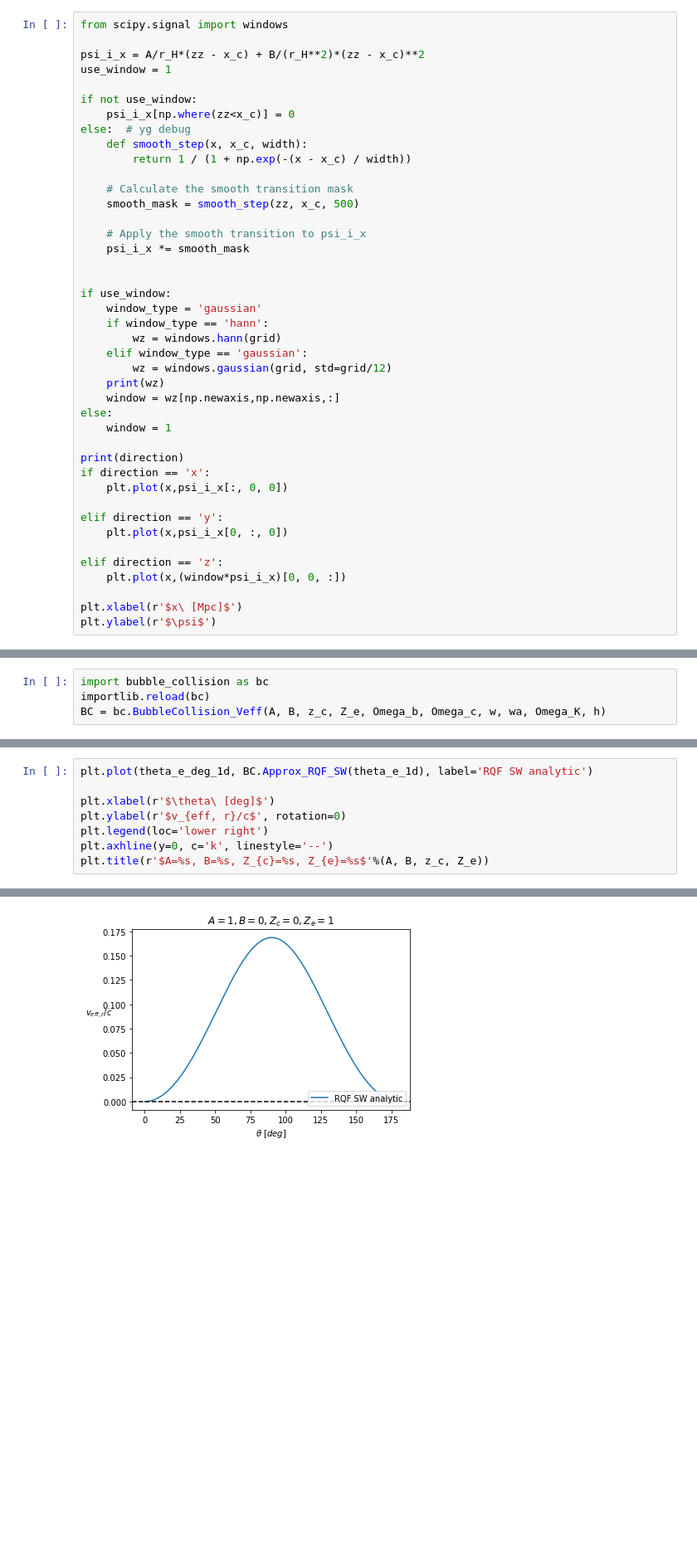
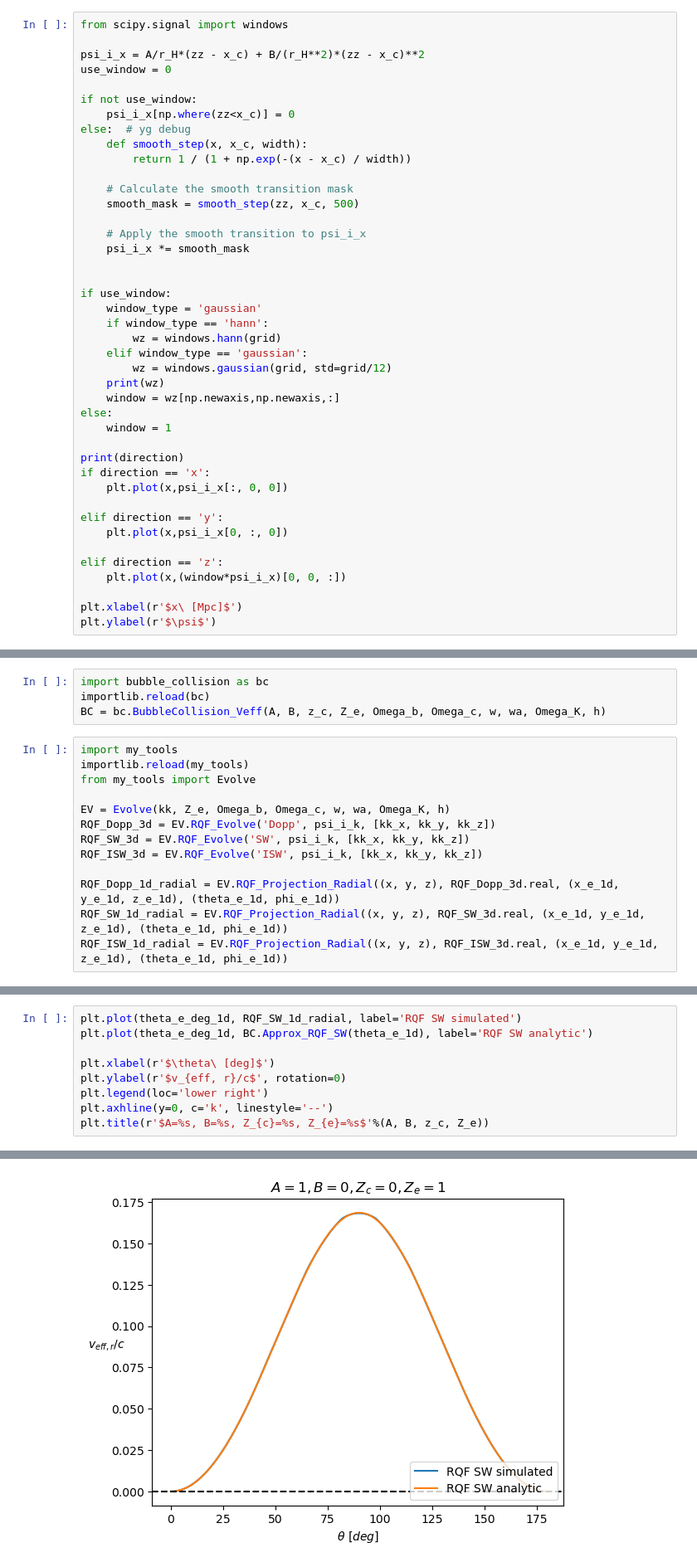
Before and after one commit to catketchup/ReCCO, a Jupyter notebook: code/sim_bubble_collision.ipynb, the cells around one changed output, grey strips where cells are left out. Shown at 83% size. Drawn from its saved outputs; the diff is of its cells as text; blank space fills up the shorter version.

```diff
--- a/code/sim_bubble_collision.ipynb
+++ b/code/sim_bubble_collision.ipynb
@@ -113,7 +113,7 @@ r_H = 4411.764705882353 Mpc
 from scipy.signal import windows
 
 psi_i_x = A/r_H*(zz - x_c) + B/(r_H**2)*(zz - x_c)**2
-use_window = 1
+use_window = 0
 
 if not use_window:
     psi_i_x[np.where(zz<x_c)] = 0
@@ -517,3 +522,16 @@ Text(0.5, 1.0, '$A=1, B=0, Z_{c}=0, Z_{e}=1$')
 import bubble_collision as bc
 importlib.reload(bc)
 BC = bc.BubbleCollision_Veff(A, B, z_c, Z_e, Omega_b, Omega_c, w, wa, Omega_K, h)
+# %%
+import my_tools
+importlib.reload(my_tools)
+from my_tools import Evolve
+
+EV = Evolve(kk, Z_e, Omega_b, Omega_c, w, wa, Omega_K, h)
+RQF_Dopp_3d = EV.RQF_Evolve('Dopp', psi_i_k, [kk_x, kk_y, kk_z])
+RQF_SW_3d = EV.RQF_Evolve('SW', psi_i_k, [kk_x, kk_y, kk_z])
+RQF_ISW_3d = EV.RQF_Evolve('ISW', psi_i_k, [kk_x, kk_y, kk_z])
+
+RQF_Dopp_1d_radial = EV.RQF_Projection_Radial((x, y, z), RQF_Dopp_3d.real, (x_e_1d, y_e_1d, z_e_1d), (theta_e_1d, phi_e_1d))
+RQF_SW_1d_radial = EV.RQF_Projection_Radial((x, y, z), RQF_SW_3d.real, (x_e_1d, y_e_1d, z_e_1d), (theta_e_1d, phi_e_1d))
+RQF_ISW_1d_radial = EV.RQF_Projection_Radial((x, y, z), RQF_ISW_3d.real, (x_e_1d, y_e_1d, z_e_1d), (theta_e_1d, phi_e_1d))
@@ -520,12 +540,13 @@ BC = bc.BubbleCollision_Veff(A, B, z_c, Z_e, Omega_b, Omega_c, w, wa, Omega_K, h
 # %%
+plt.plot(theta_e_deg_1d, RQF_SW_1d_radial, label='RQF SW simulated')
 plt.plot(theta_e_deg_1d, BC.Approx_RQF_SW(theta_e_1d), label='RQF SW analytic')
 
 plt.xlabel(r'$\theta\ [deg]$')
 plt.ylabel(r'$v_{eff, r}/c$', rotation=0)
 plt.legend(loc='lower right')
 plt.axhline(y=0, c='k', linestyle='--')
 plt.title(r'$A=%s, B=%s, Z_{c}=%s, Z_{e}=%s$'%(A, B, z_c, Z_e))
 # %% [output]
 Text(0.5, 1.0, '$A=1, B=0, Z_{c}=0, Z_{e}=1$')
-[figure, old version]
+[figure, new version]
 # %%
```
Also changed, not shown: parts of 17 cells of this notebook, 2 other files.
